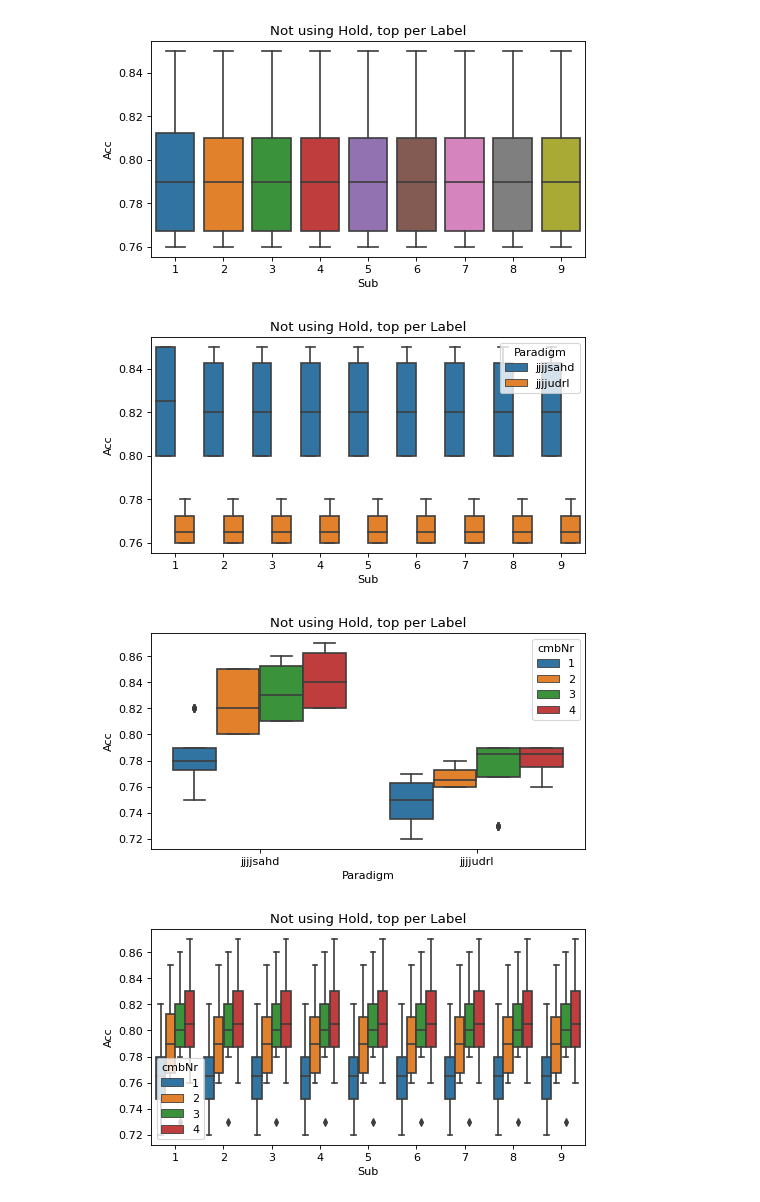
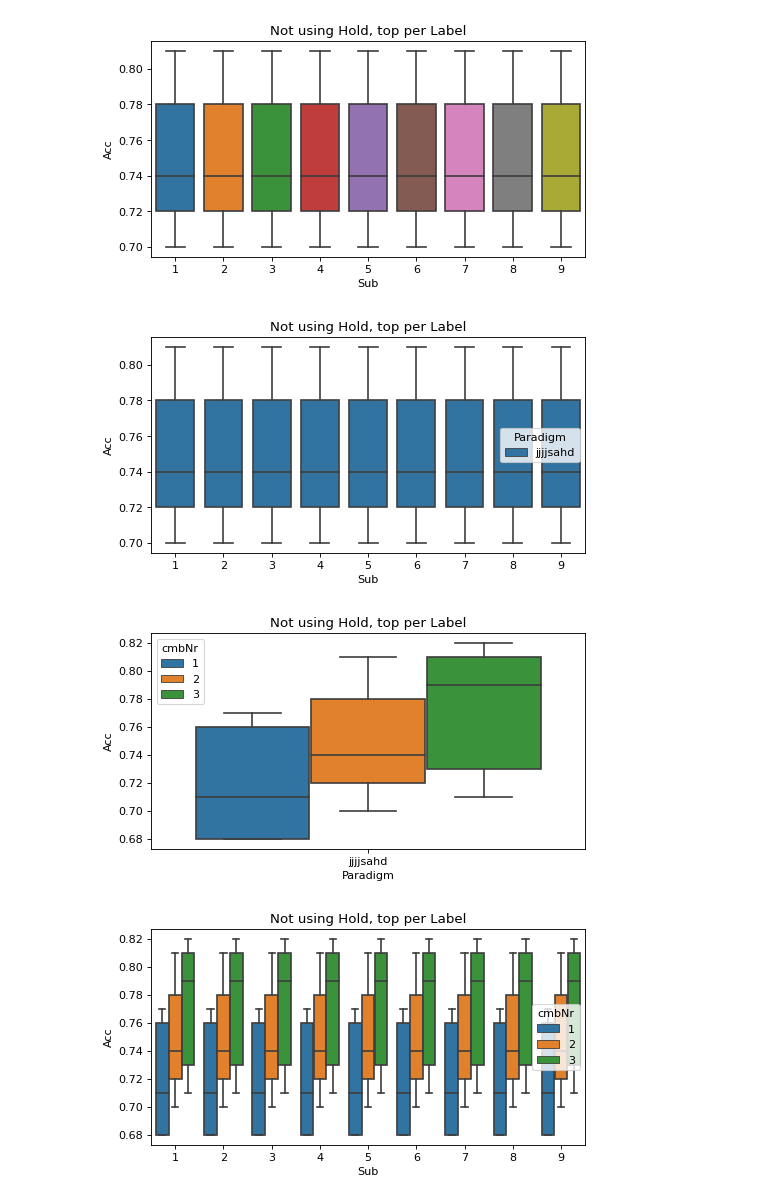
Before and after one commit to JuliaAlmaLuna/InnerSpeechEEGDecoding, a Jupyter notebook: plotting.ipynb, the cells around one changed output. Saved outputs shown, nothing was run; the diff lists cells and outputs as text; code cells hidden in the pictures.

```diff
--- a/plotting.ipynb
+++ b/plotting.ipynb
@@ -72,7 +32,7 @@ mpl.rcParams["figure.dpi"]  = 80
 # %%
 # Not Using Hold Top Per Subj
 # genSavePath = f"{os.getcwd()}/topFeaturesResultsHold/"
-genSavePath = f"{os.getcwd()}/topFeaturesResults/"
+genSavePath = f"{os.getcwd()}/{resultFolder}topFeaturesResults/"
 import paradigmSetting as pa # [
 paradigms = [pa.sadAngryHappyDisgustedJulia()[0], pa.UpDownLeftRightJulia()[0] ] # pa.rightLeftInner()[0]  pa.sadAngryHappyDisgustedJulia()[0], pa.upDownInner()[0], pa.upDownVis()[0], pa.rightLeftVis()[0], pa.rightLeftInner()[0], pa.upDownRightLeftVis()[0], pa.upDownRightLeftInner()[0]
 comboNr = [1,2,3,4,5,6]
@@ -175,6 +135,6 @@ results
 # %%
 # Using Hold Top Per Subj
-genSavePath = f"{os.getcwd()}/topFeaturesResultsHold/"
+genSavePath = f"{os.getcwd()}/{resultFolder}topFeaturesResultsHold/"
 #genSavePath = f"{os.getcwd()}/topBestFeaturesResults/"
 import paradigmSetting as pa # [
 paradigms = [pa.sadAngryHappyDisgustedJulia()[0], pa.UpDownLeftRightJulia()[0]] #  ,  pa.rightLeftInner()[0] pa.upDownInner()[0], pa.upDownVis()[0], pa.rightLeftVis()[0],, pa.upDownRightLeftVis()[0], pa.upDownRightLeftInner()[0]
@@ -266,6 +226,6 @@ plt.show()
 # %%
 # Not Using Hold, top per label
-genSavePath = f"{os.getcwd()}/topFeaturesResults/"
+genSavePath = f"{os.getcwd()}/{resultFolder}topFeaturesResults/"
 #genSavePath = f"{os.getcwd()}/topBestFeaturesResults/"
 import paradigmSetting as pa # [
 paradigms = [pa.sadAngryHappyDisgustedJulia()[0] , pa.UpDownLeftRightJulia()[0]] # pa.rightLeftInner()[0]pa.sadAngryHappyDisgustedJulia()[0] pa.upDownInner()[0], pa.upDownVis()[0], pa.rightLeftVis()[0], , pa.upDownRightLeftVis()[0], pa.upDownRightLeftInner()[0]
@@ -322,34 +282,34 @@ plt.show()
 
 # plt.figure()
 # sns.boxplot(data = comboNrFrames[highestCombo-1], y="Acc", x = "Label")
 # plt.show()
 plt.figure(figsize=[7,3.5])
 plt.title("Not using Hold, top per Label")
 sns.boxplot(data = results, y="Acc", x = "Paradigm", hue = "cmbNr")
 plt.show()
 
 plt.figure(figsize=[7,3.5])
 plt.title("Not using Hold, top per Label")
 sns.boxplot(data = results, y="Acc", x = "Sub", hue = "cmbNr")
 plt.show()
 
 plt.figure(figsize=[7,3.5])
 plt.title("Not using Hold, top per Label")
 sns.boxplot(data = results, y="Acc", x = "Sub", hue = "Label")
 plt.show()
 
 plt.figure(figsize=[7,3.5])
 plt.title("Not using Hold, top per Label")
 sns.boxplot(data = comboNrFrames[highestCombo-1], y="Acc", x = "Paradigm", hue= "Label")
 plt.show()
 
 # plt.figure(figsize=[7,3.5])
 # sns.relplot(data = comboNrFrames[highestCombo-1], y="Acc", x = "Sub", col="Label")
 # plt.show()
 # results[results["Paradigm"] == "vvvvudrl"]
 # results
 # %% [output]
-[figure, old version]
+[figure, new version]
-[figure, old version]
+[figure, new version]
-[figure, old version]
+[figure, new version]
-[figure, old version]
+[figure, new version]
```
Also changed, not shown: parts of 9 cells of this notebook, 34 other files.
